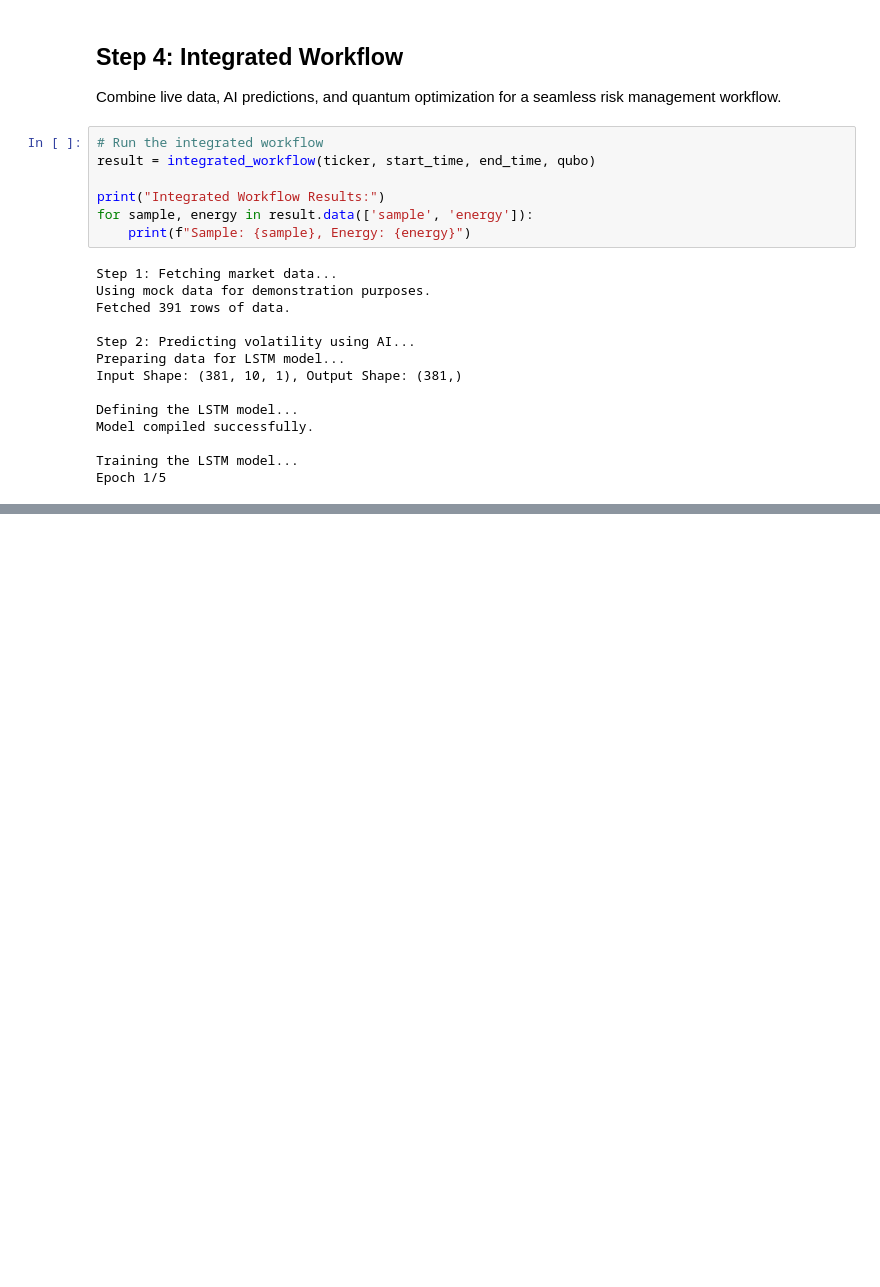
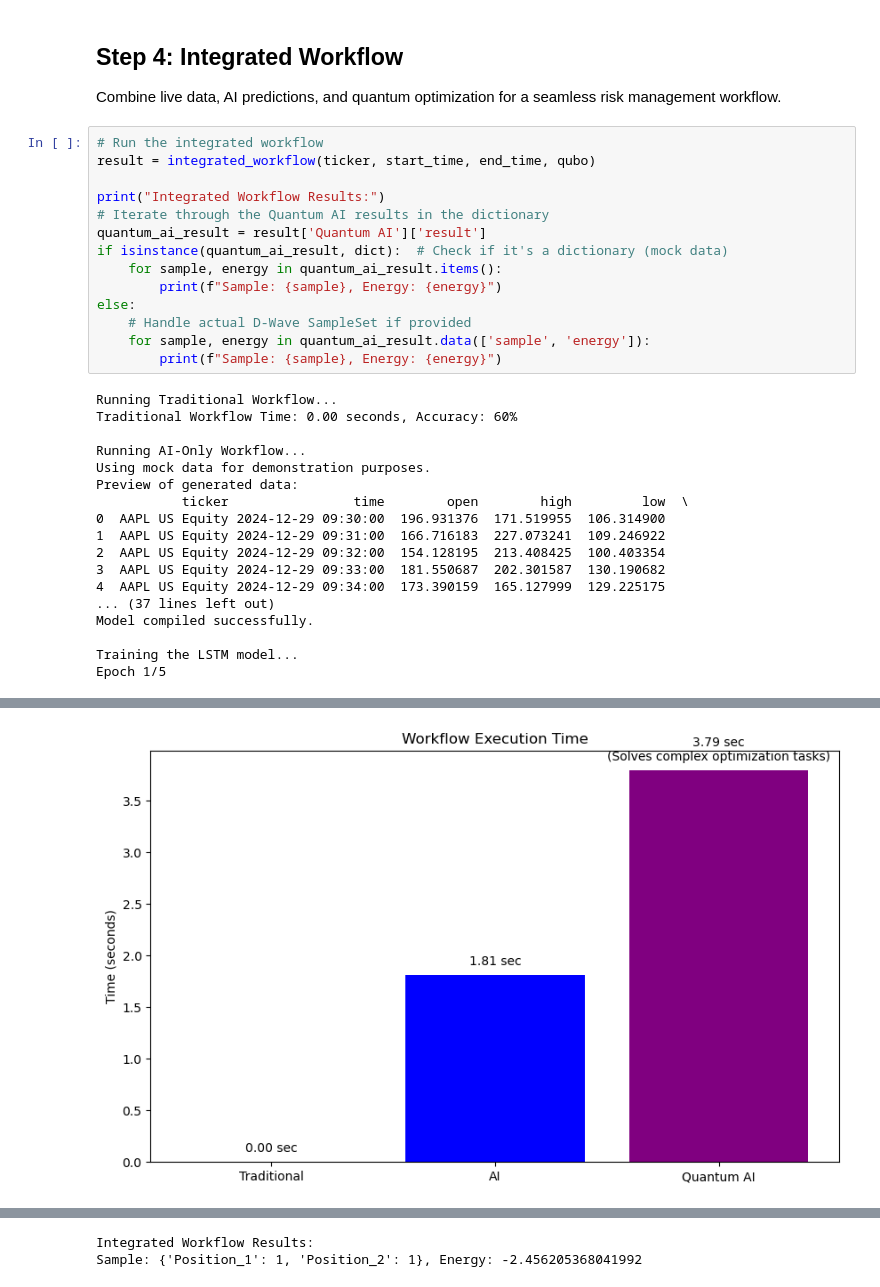
Before and after one commit to mukund1985/QuantumAI-IntradayRiskDemo, a Jupyter notebook: demo_notebook.ipynb, the cells around one changed output, grey strips where cells are left out. Drawn from its saved outputs; the diff is of its cells as text; blank space fills up the shorter version.

```diff
--- a/demo_notebook.ipynb
+++ b/demo_notebook.ipynb
@@ -103,18 +117,29 @@ Combine live data, AI predictions, and quantum optimization for a seamless risk
 result = integrated_workflow(ticker, start_time, end_time, qubo)
 
 print("Integrated Workflow Results:")
-for sample, energy in result.data(['sample', 'energy']):
-    print(f"Sample: {sample}, Energy: {energy}")
+# Iterate through the Quantum AI results in the dictionary
+quantum_ai_result = result['Quantum AI']['result']
+if isinstance(quantum_ai_result, dict):  # Check if it's a dictionary (mock data)
+    for sample, energy in quantum_ai_result.items():
+        print(f"Sample: {sample}, Energy: {energy}")
+else:
+    # Handle actual D-Wave SampleSet if provided
+    for sample, energy in quantum_ai_result.data(['sample', 'energy']):
+        print(f"Sample: {sample}, Energy: {energy}")
 # %% [output]
-Step 1: Fetching market data...
+Running Traditional Workflow...
+Traditional Workflow Time: 0.00 seconds, Accuracy: 60%
+
+Running AI-Only Workflow...
 Using mock data for demonstration purposes.
-Fetched 391 rows of data.
-
-Step 2: Predicting volatility using AI...
-Preparing data for LSTM model...
-Input Shape: (381, 10, 1), Output Shape: (381,)
-
-Defining the LSTM model...
+Preview of generated data:
+           ticker                time        open        high         low  \
+0  AAPL US Equity 2024-12-29 09:30:00  196.931376  171.519955  106.314900
+1  AAPL US Equity 2024-12-29 09:31:00  166.716183  227.073241  109.246922
+2  AAPL US Equity 2024-12-29 09:32:00  154.128195  213.408425  100.403354
+3  AAPL US Equity 2024-12-29 09:33:00  181.550687  202.301587  130.190682
+4  AAPL US Equity 2024-12-29 09:34:00  173.390159  165.127999  129.225175
+... (37 lines left out)
 Model compiled successfully.
 
 Training the LSTM model...
@@ -138,0 +164 @@ Sample: {'Position_1': 1, 'Position_2': 1}, Energy: -2.7430088520050053
+[figure, added]
@@ -138,0 +166,2 @@ Sample: {'Position_1': 1, 'Position_2': 1}, Energy: -2.7430088520050053
+Integrated Workflow Results:
+Sample: {'Position_1': 1, 'Position_2': 1}, Energy: -2.456205368041992
```
Also changed, not shown: parts of 6 cells of this notebook, 11 other files.
